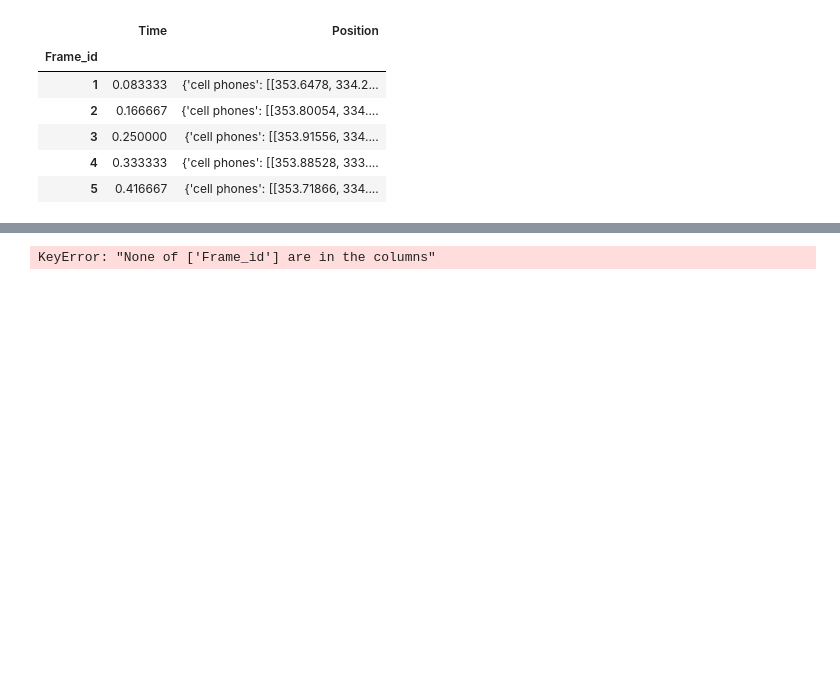
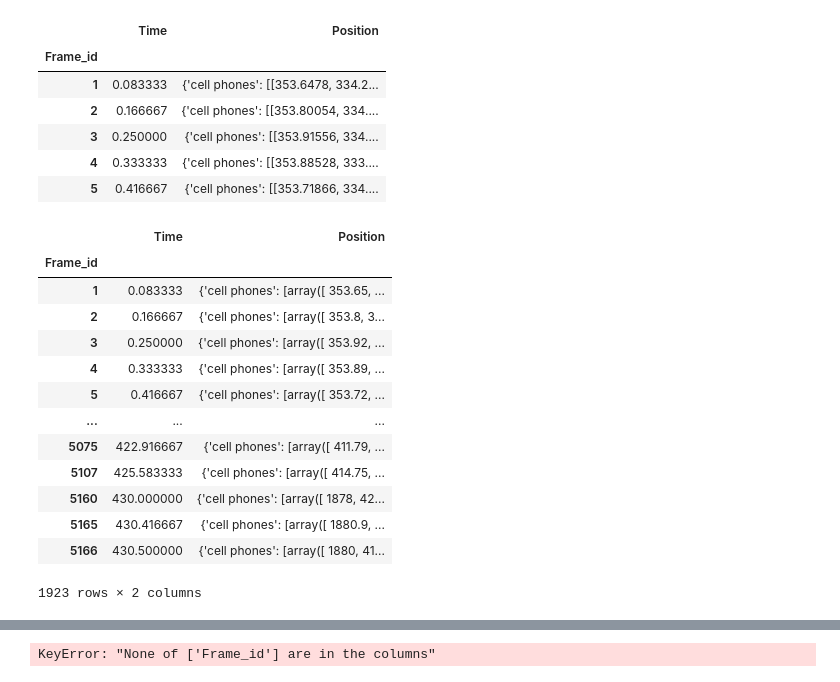
Before and after one commit to ankkarp/crew-attention-monitoring, a Jupyter notebook: modelNote.ipynb, the cells around one changed output, grey strips where cells are left out. Cells and saved outputs as stored; diff of their text form; code cells hidden in the pictures; blank space fills up the shorter version.

```diff
--- a/modelNote.ipynb
+++ b/modelNote.ipynb
@@ -80,3 +127,23 @@ yolodf.head()
 | 3 | 0.250000 | {'cell phones': [[353.91556, 334.... |
 | 4 | 0.333333 | {'cell phones': [[353.88528, 333.... |
 | 5 | 0.416667 | {'cell phones': [[353.71866, 334.... |
+# %%
+import pandas as pd
+
+yolodf = pd.read_csv('yolo.csv', index_col=0)
+yolodf
+# %% [output]
+|  | Time | Position |
+| Frame_id |  |  |
+| 1 | 0.083333 | {'cell phones': [array([ 353.65, ... |
+| 2 | 0.166667 | {'cell phones': [array([ 353.8, 3... |
+| 3 | 0.250000 | {'cell phones': [array([ 353.92, ... |
+| 4 | 0.333333 | {'cell phones': [array([ 353.89, ... |
+| 5 | 0.416667 | {'cell phones': [array([ 353.72, ... |
+| ... | ... | ... |
+| 5075 | 422.916667 | {'cell phones': [array([ 411.79, ... |
+| 5107 | 425.583333 | {'cell phones': [array([ 414.75, ... |
+| 5160 | 430.000000 | {'cell phones': [array([ 1878, 42... |
+| 5165 | 430.416667 | {'cell phones': [array([ 1880.9, ... |
+| 5166 | 430.500000 | {'cell phones': [array([ 1880, 41... |
+1923 rows × 2 columns
```
Also changed, not shown: parts of 14 cells of this notebook, 1 other file.
